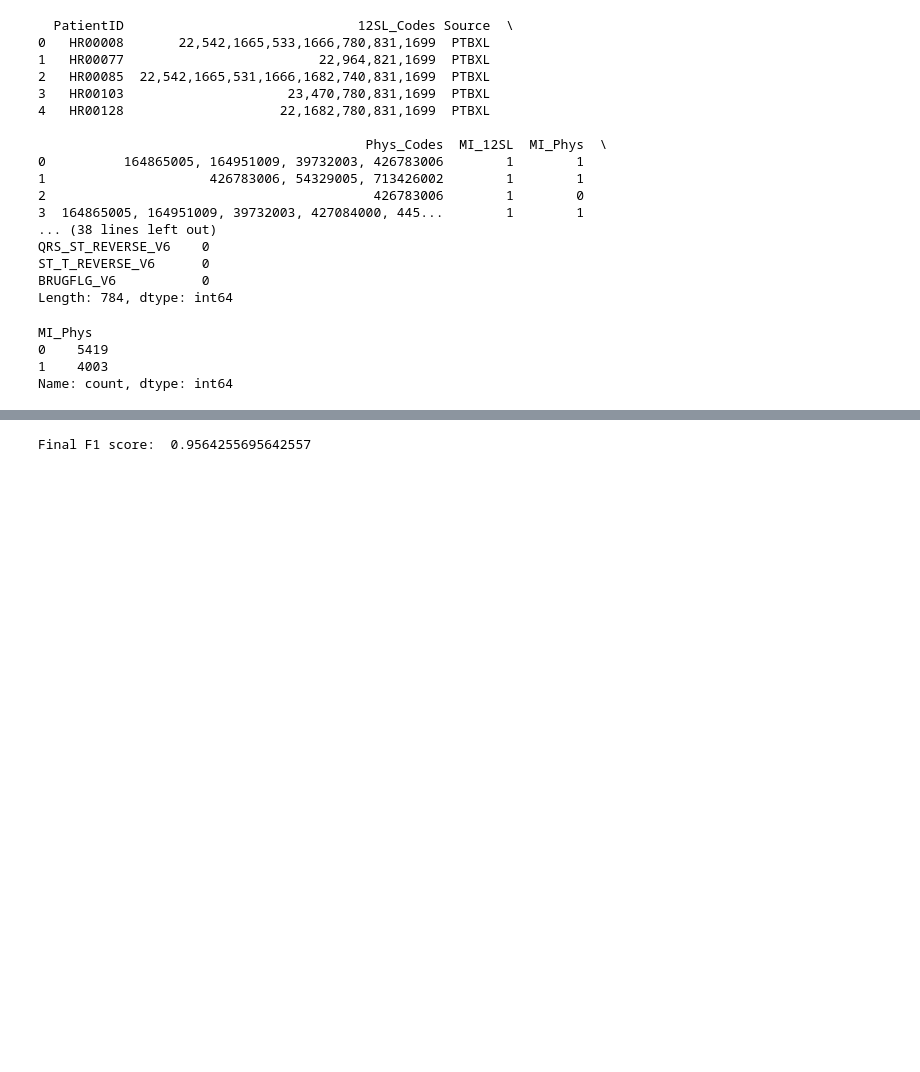
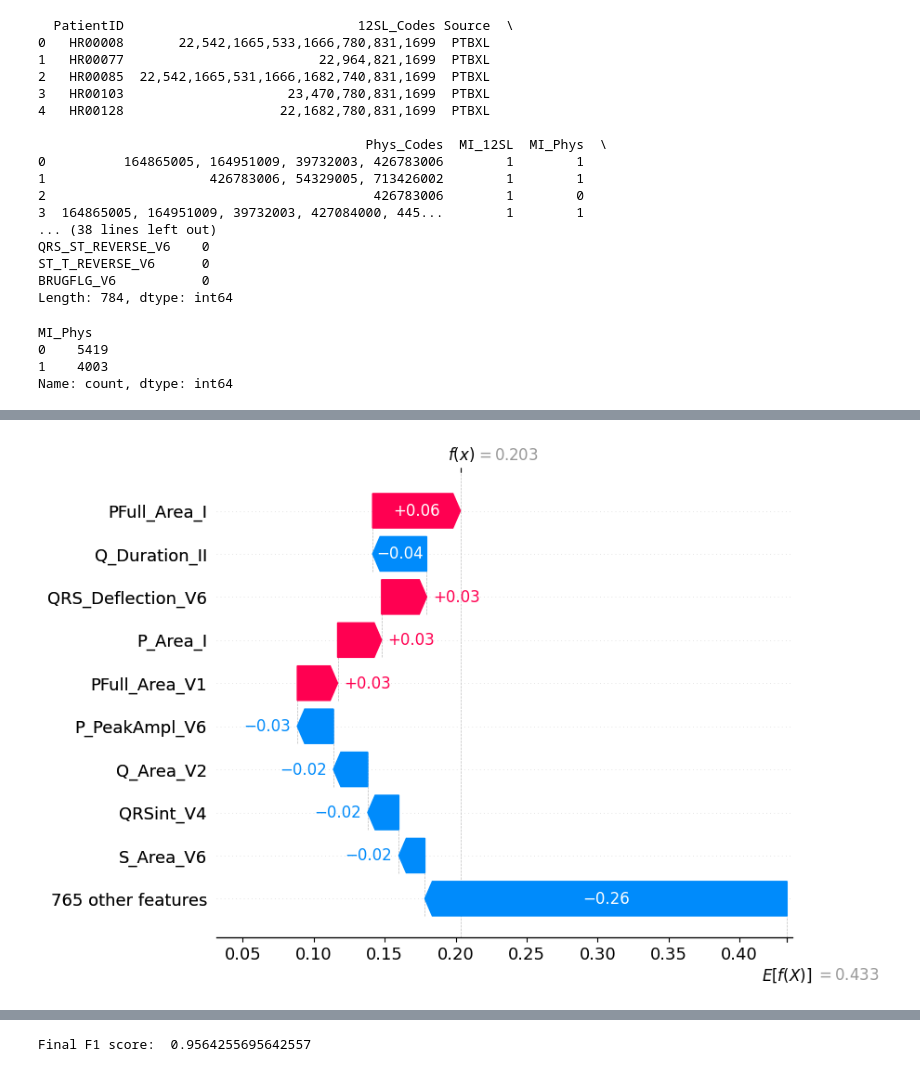
Before and after one commit to clv07/stroke-of-luck, a Jupyter notebook: 12SL_MI_CorrectionModels.ipynb, the cells around one changed output, grey strips where cells are left out. Drawn from its saved outputs; the diff is of its cells as text; code cells hidden in the pictures; blank space fills up the shorter version.

```diff
--- a/12SL_MI_CorrectionModels.ipynb
+++ b/12SL_MI_CorrectionModels.ipynb
@@ -136,0 +335,23 @@ shap.force_plot(explainer.expected_value[1], shap_values[1], X.iloc[fp_index])
+# %%
+import shap
+
+background = X_train_pos.sample(100, random_state=42)
+
+# Create the explainer with reference data
+explainer = shap.TreeExplainer(
+    model_pos,
+    data=background,
+    model_output='probability',
+    feature_perturbation='interventional'
+)
+
+# Now generate SHAP values without error
+shap_values = explainer.shap_values(X_test_pos)
+
+# SHAP values for FPs and FNs in the positive model
+shap_values_fp = explainer.shap_values(X_fp_pos)
+shap_values_fn = explainer.shap_values(X_fn_pos)
+
+shap.initjs()
+shap.plots._waterfall.waterfall_legacy(explainer.expected_value, shap_values_fn[0], feature_names=X_fn_pos.columns)
+# %% [output]
@@ -136,0 +359 @@ shap.force_plot(explainer.expected_value[1], shap_values[1], X.iloc[fp_index])
+[figure, added]
```
Also changed, not shown: parts of 39 cells of this notebook.
